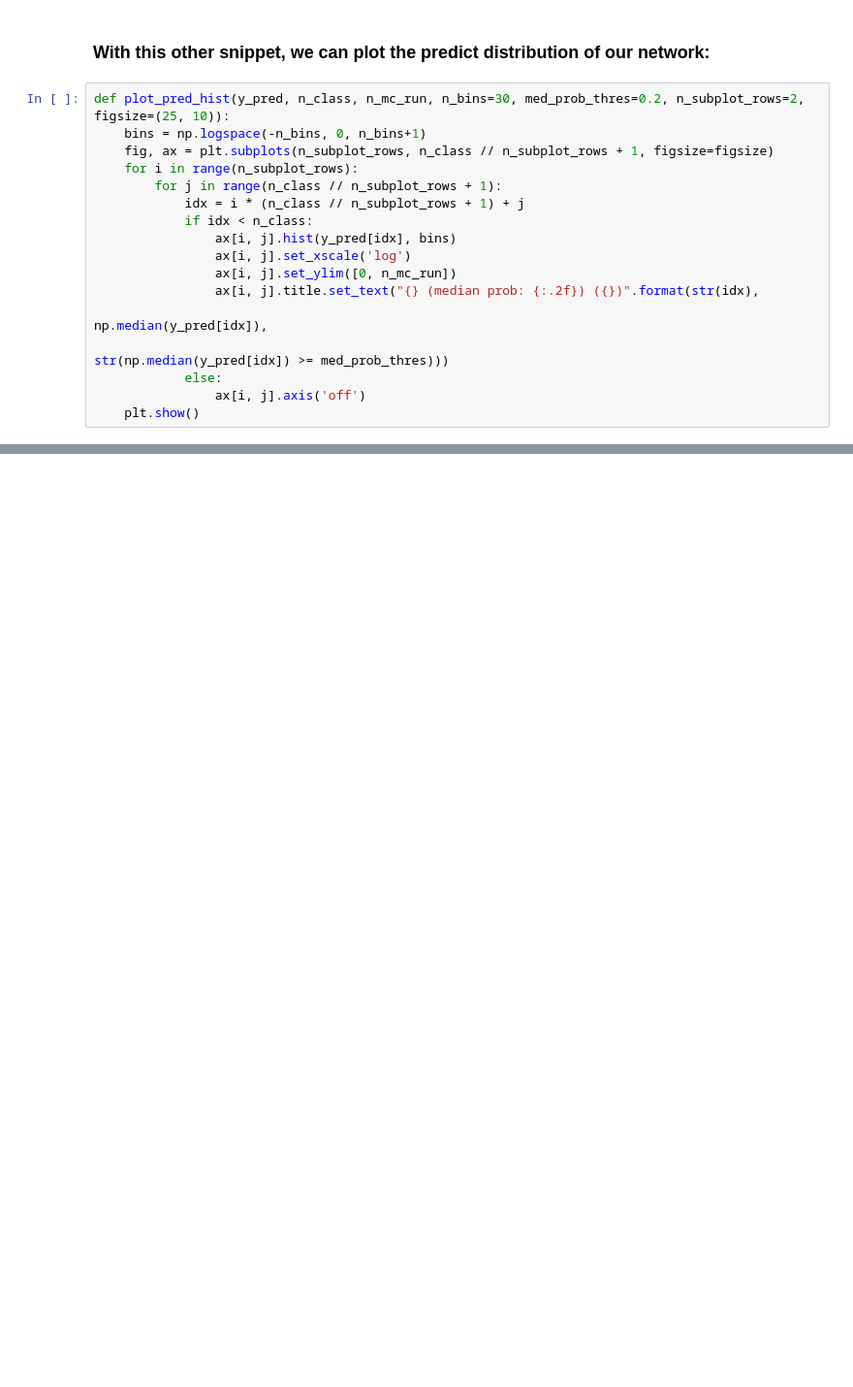
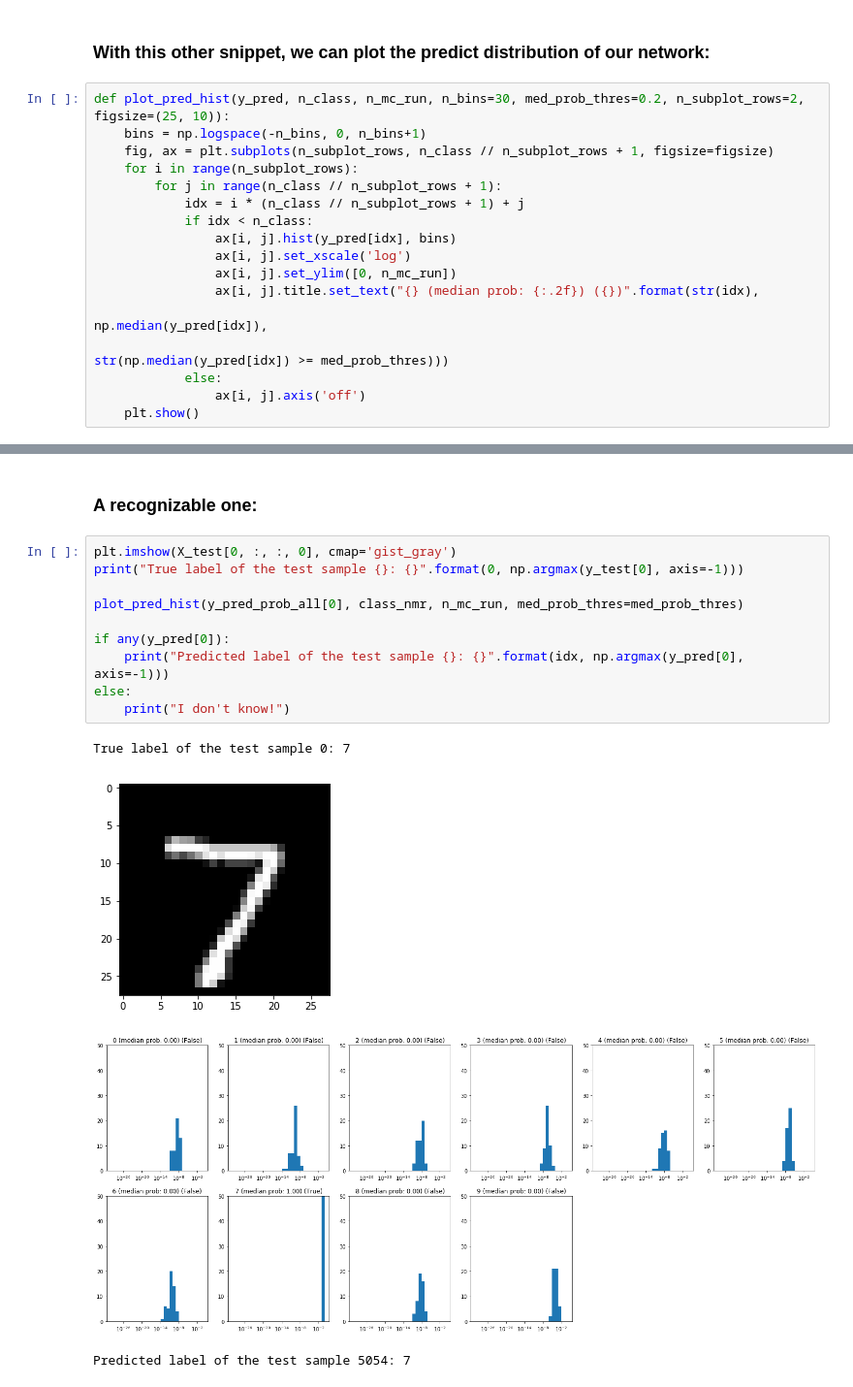
Before and after one commit to purva98/easy-bnn-with-tf2.0, a Jupyter notebook: bnn-tf2.ipynb, the cells around one changed output, grey strips where cells are left out. Shown: that part at 97% size. Saved outputs shown, nothing was run; the diff lists cells and outputs as text; blank space fills up the shorter version.

```diff
--- a/bnn-tf2.ipynb
+++ b/bnn-tf2.ipynb
@@ -266,0 +292,17 @@ def plot_pred_hist(y_pred, n_class, n_mc_run, n_bins=30, med_prob_thres=0.2, n_s
+# %% [markdown]
+### A recognizable one:
+# %%
+plt.imshow(X_test[0, :, :, 0], cmap='gist_gray')
+print("True label of the test sample {}: {}".format(0, np.argmax(y_test[0], axis=-1)))
+
+plot_pred_hist(y_pred_prob_all[0], class_nmr, n_mc_run, med_prob_thres=med_prob_thres)
+
+if any(y_pred[0]):
+    print("Predicted label of the test sample {}: {}".format(idx, np.argmax(y_pred[0], axis=-1)))
+else:
+    print("I don't know!")
+# %% [output]
+True label of the test sample 0: 7
+[figure, added]
+[figure, added]
+Predicted label of the test sample 5054: 7
```
Also changed, not shown: parts of 6 cells of this notebook.
